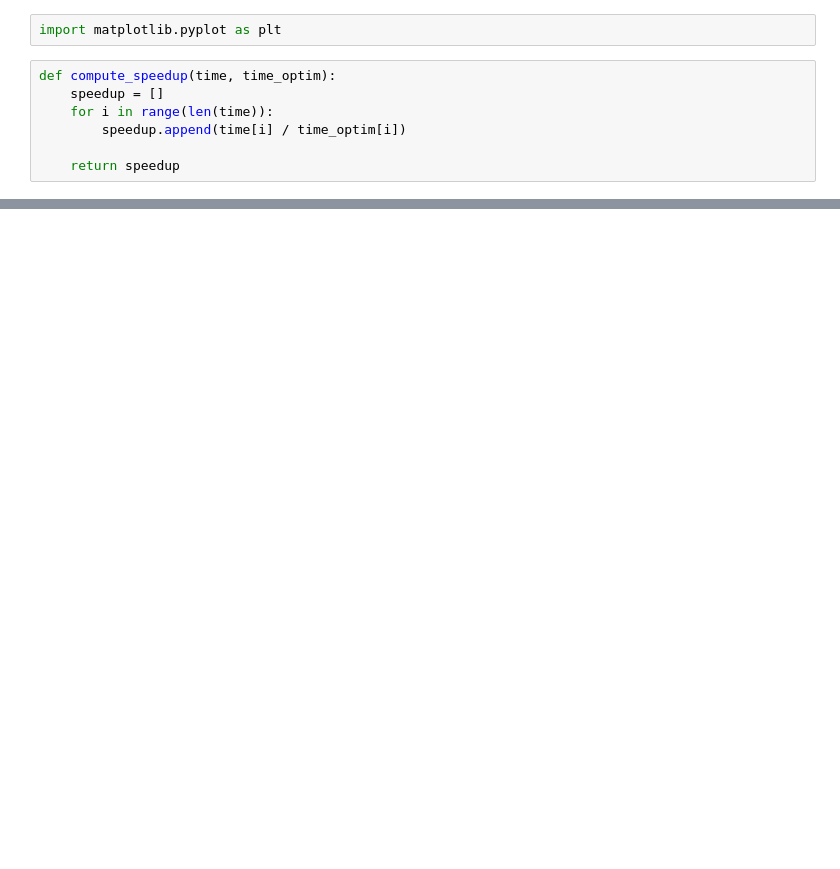
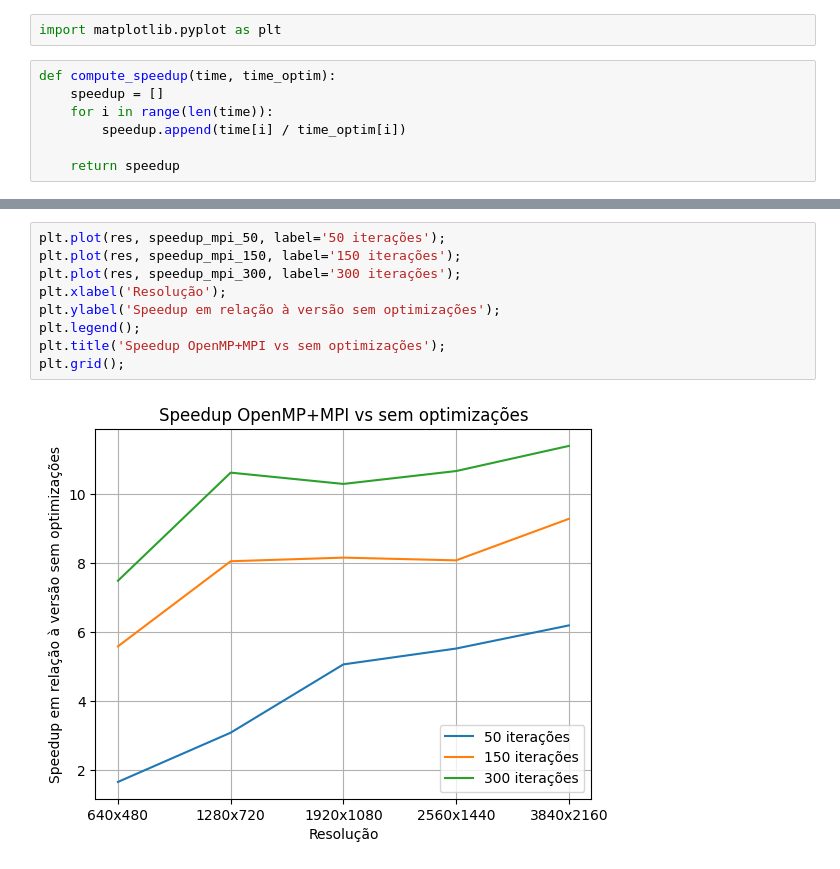
Before and after one commit to franciscoctavares/AC-assignment3, a Jupyter notebook: main.ipynb, the cells around one changed output, grey strips where cells are left out. Saved outputs shown, nothing was run; the diff lists cells and outputs as text; blank space fills up the shorter version.

```diff
--- a/main.ipynb
+++ b/main.ipynb
@@ -107,0 +114,11 @@ ax[1][0].grid();
+# %%
+plt.plot(res, speedup_mpi_50, label='50 iterações');
+plt.plot(res, speedup_mpi_150, label='150 iterações');
+plt.plot(res, speedup_mpi_300, label='300 iterações');
+plt.xlabel('Resolução');
+plt.ylabel('Speedup em relação à versão sem optimizações');
+plt.legend();
+plt.title('Speedup OpenMP+MPI vs sem optimizações');
+plt.grid();
+# %% [output]
+[figure, added]
```
Also changed, not shown: parts of 3 cells of this notebook, 7 other files.
